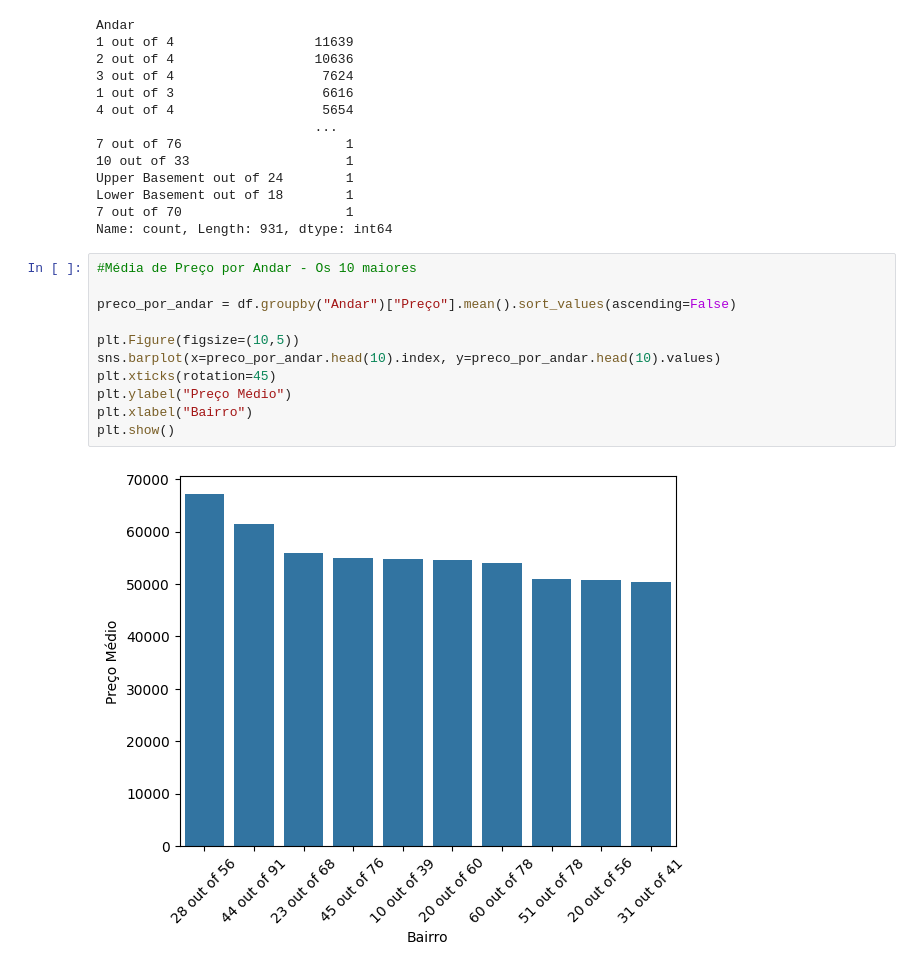
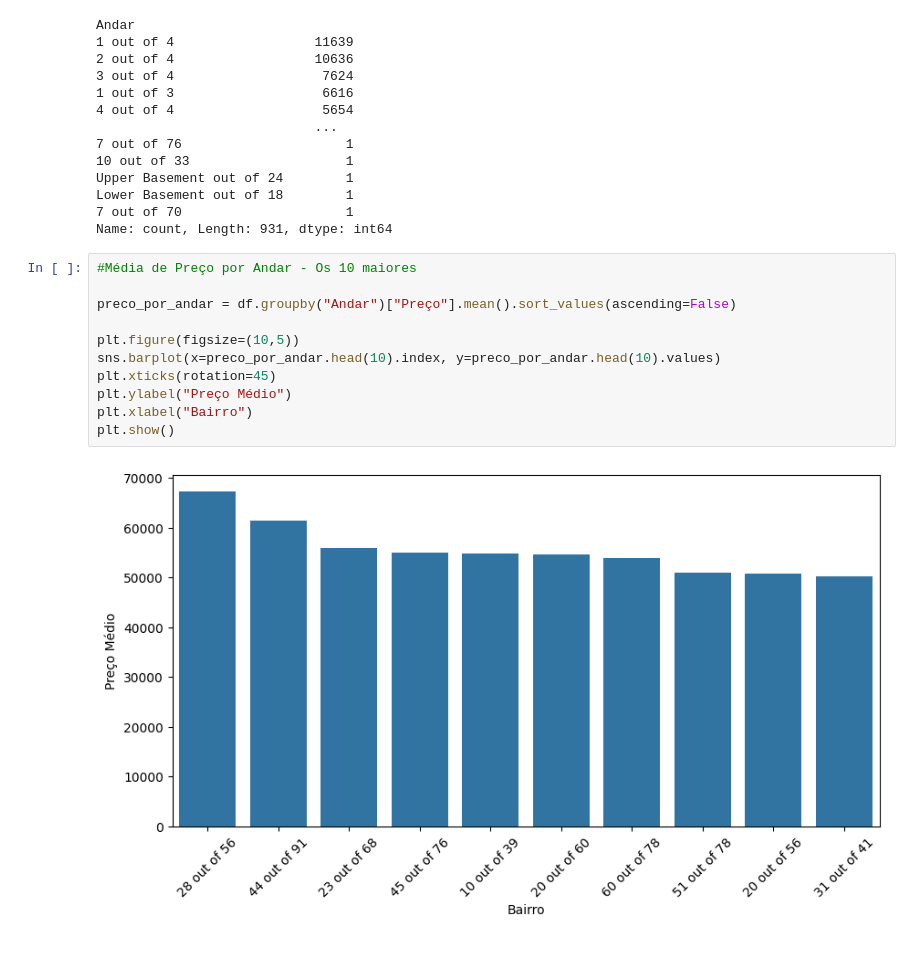
Before and after one commit to josafasantos/projetos, a Jupyter notebook: Ciencia-dados/02-limpeza-tratamento/02-limpeza-tratamento.ipynb, the cells around one changed output. Drawn from its saved outputs; the diff is of its cells as text.

```diff
--- a/Ciencia-dados/02-limpeza-tratamento/02-limpeza-tratamento.ipynb
+++ b/Ciencia-dados/02-limpeza-tratamento/02-limpeza-tratamento.ipynb
@@ -232,13 +232,13 @@ Name: count, Length: 931, dtype: int64
 # %%
 #Média de Preço por Andar - Os 10 maiores
 
 preco_por_andar = df.groupby("Andar")["Preço"].mean().sort_values(ascending=False)
 
-plt.Figure(figsize=(10,5))
+plt.figure(figsize=(10,5))
 sns.barplot(x=preco_por_andar.head(10).index, y=preco_por_andar.head(10).values)
 plt.xticks(rotation=45)
 plt.ylabel("Preço Médio")
 plt.xlabel("Bairro")
 plt.show()
 # %% [output]
-[figure, old version]
+[figure, new version]
```
